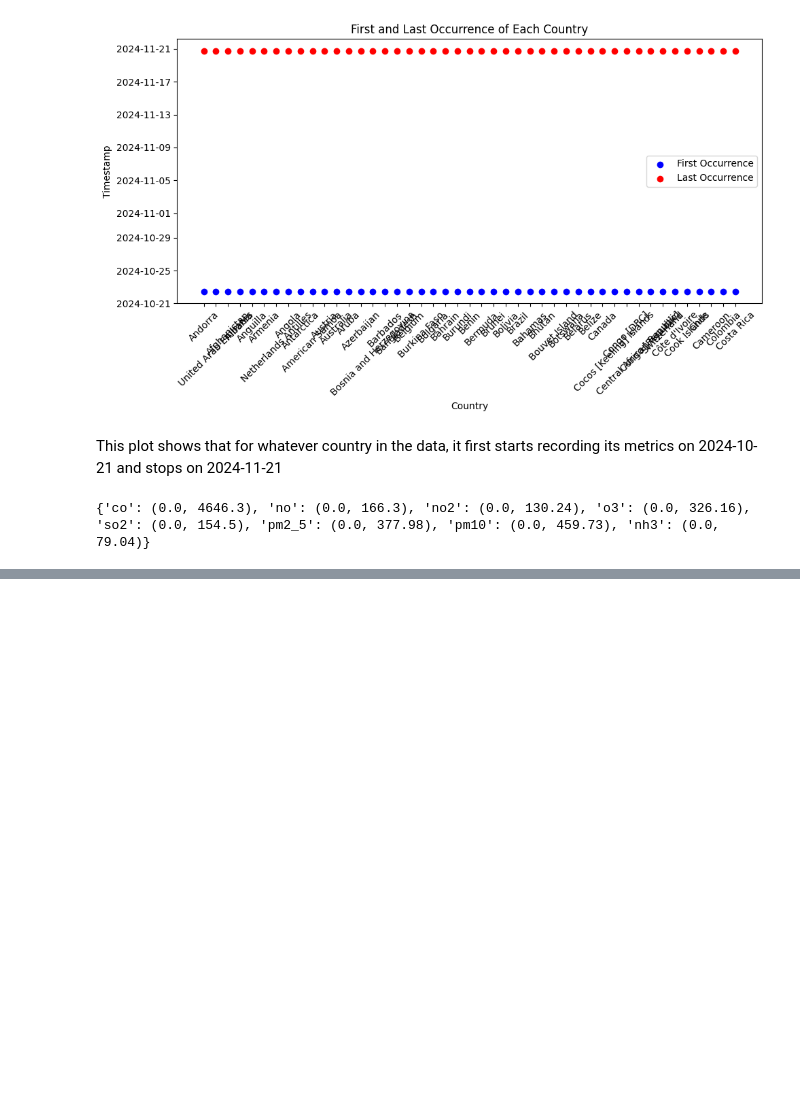
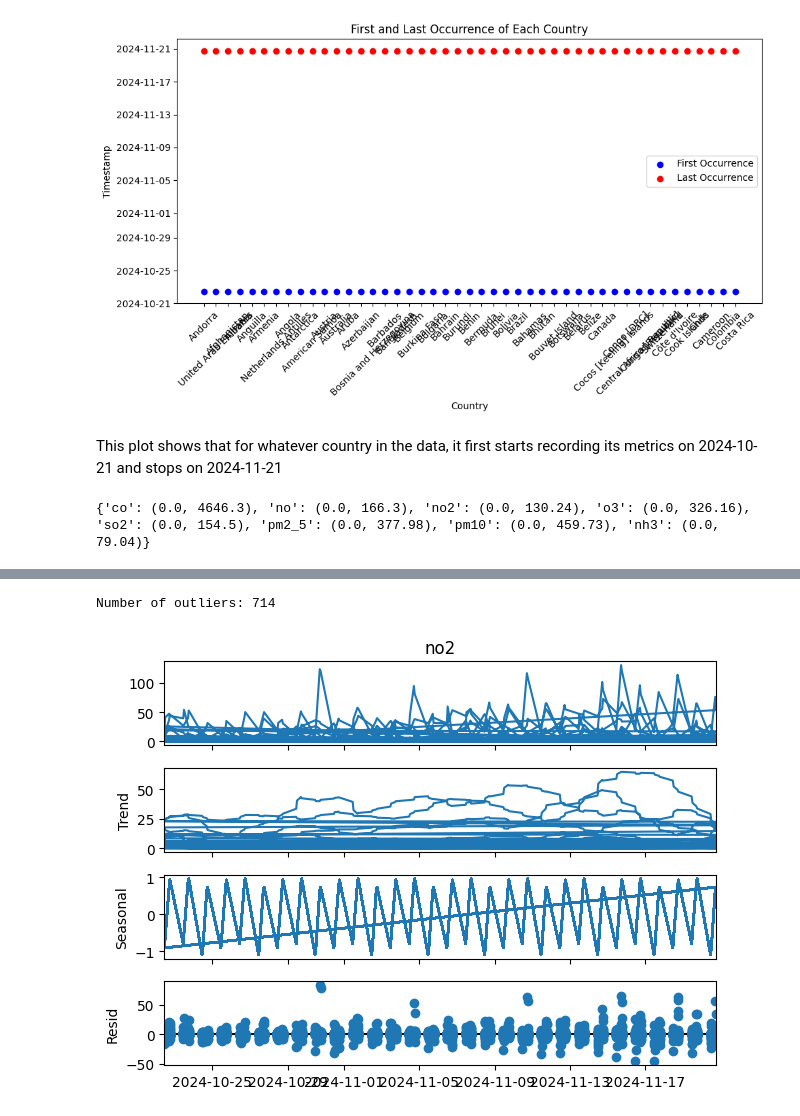
Before and after one commit to cyrineanene/Air-Polluants-Forecasting, a Jupyter notebook: src/data_analysis.ipynb, the cells around one changed output, grey strips where cells are left out. Drawn from its saved outputs; the diff is of its cells as text; code cells hidden in the pictures; blank space fills up the shorter version.

```diff
--- a/src/data_analysis.ipynb
+++ b/src/data_analysis.ipynb
@@ -103,0 +133,15 @@ print(max_min)
+# %%
+Q1 = df['no2'].quantile(0.25)
+Q3 = df['no2'].quantile(0.75)
+IQR = Q3 - Q1
+outliers = df[(df['no2'] < (Q1 - 1.5 * IQR)) | (df['no2'] > (Q3 + 1.5 * IQR))]
+print(f"Number of outliers: {len(outliers)}")
+# %% [output]
+Number of outliers: 714
+# %%
+from statsmodels.tsa.seasonal import seasonal_decompose
+result = seasonal_decompose(df.set_index('timestamp')['no2'], model='additive', period=12)
+result.plot()
+plt.show()
+# %% [output]
+[figure, added]
```
Also changed, not shown: parts of 6 cells of this notebook, 10 other files.
